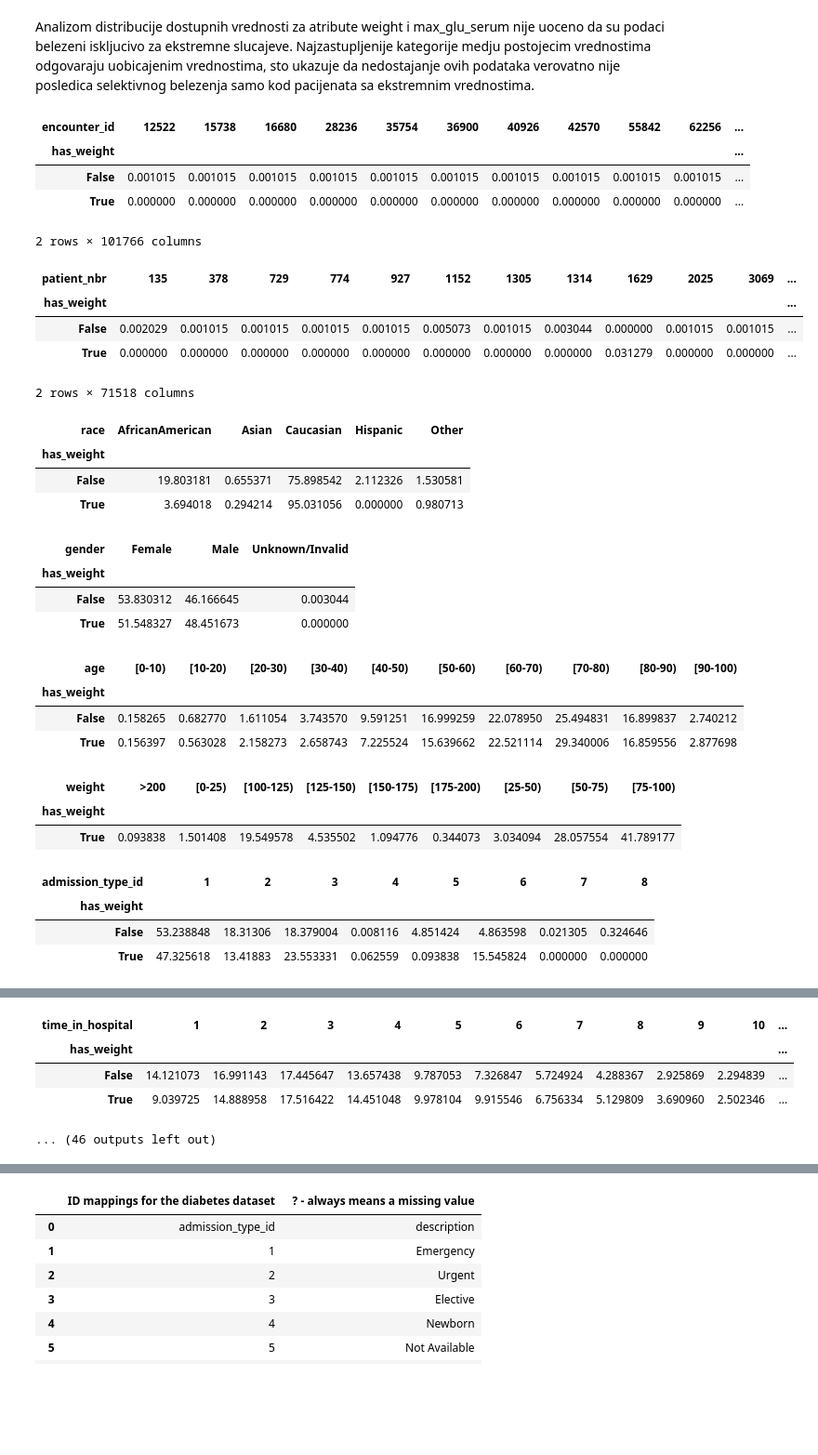
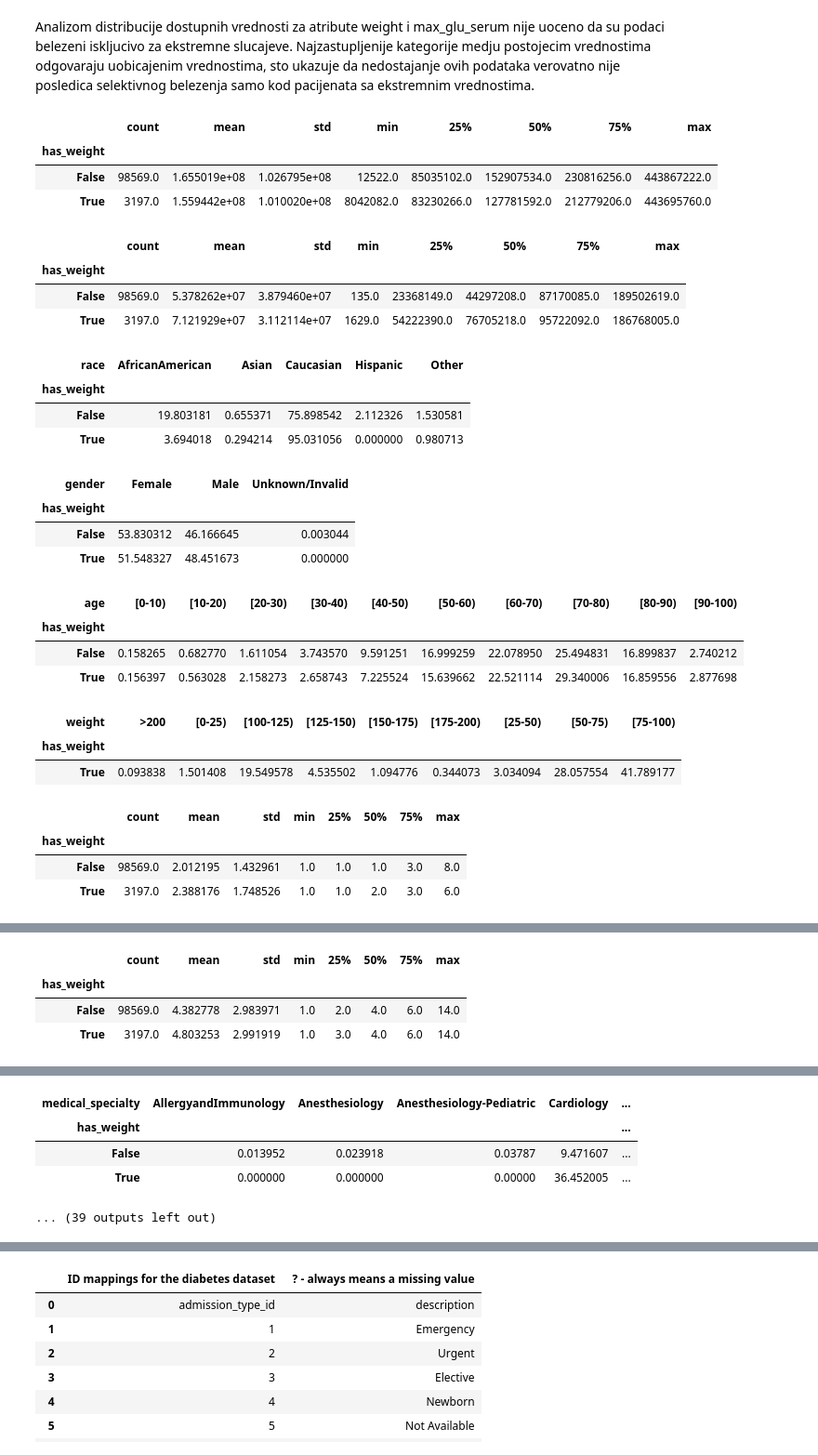
Before and after one commit to anastasija010802/ML_project, a Jupyter notebook: notebooks/exploratory_data_analysis.ipynb, the cells around one changed output, grey strips where cells are left out. Shown at 93% size. Cells and saved outputs as stored; diff of their text form; code cells hidden in the pictures; blank space fills up the shorter version.

```diff
--- a/notebooks/exploratory_data_analysis.ipynb
+++ b/notebooks/exploratory_data_analysis.ipynb
@@ -84,24 +84,29 @@ Name: max_glu_serum, dtype: object
 Analizom distribucije dostupnih vrednosti za atribute weight i max_glu_serum nije uoceno da su podaci belezeni iskljucivo za ekstremne slucajeve. Najzastupljenije kategorije medju postojecim vrednostima odgovaraju uobicajenim vrednostima, sto ukazuje da nedostajanje ovih podataka verovatno nije posledica selektivnog belezenja samo kod pacijenata sa ekstremnim vrednostima.
 # %%
 def compare_column_with_all_columns(name_of_column):
+ pd.set_option("display.max_columns", None)
  for column in data.columns:
     if column != name_of_column:
-      display(pd.crosstab(data[name_of_column].dropna(), data[column].dropna(), normalize="index")*100)
+        if data[column].dtype == "object" and data[name_of_column].dtype=="object":
+          display(pd.crosstab(data[name_of_column], data[column], normalize="index") *100)
+        else:
+            display(data.groupby(name_of_column)[column].describe())
 # %%
 data["has_weight"]= data["weight"].notna()
+data["has_weight"].dtype
+data["has_weight"]= data["has_weight"].astype("object")
 # %%
 compare_column_with_all_columns("has_weight")
+data["has_weight"].value_counts()
 # %% [output]
-| encounter_id | 12522 | 15738 | 16680 | 28236 | 35754 | 36900 | 40926 | 42570 | 55842 | 62256 | ... |
-| has_weight |  |  |  |  |  |  |  |  |  |  | ... |
-| False | 0.001015 | 0.001015 | 0.001015 | 0.001015 | 0.001015 | 0.001015 | 0.001015 | 0.001015 | 0.001015 | 0.001015 | ... |
-| True | 0.000000 | 0.000000 | 0.000000 | 0.000000 | 0.000000 | 0.000000 | 0.000000 | 0.000000 | 0.000000 | 0.000000 | ... |
+|  | count | mean | std | min | 25% | 50% | 75% | max |
+| has_weight |  |  |  |  |  |  |  |  |
+| False | 98569.0 | 1.655019e+08 | 1.026795e+08 | 12522.0 | 85035102.0 | 152907534.0 | 230816256.0 | 443867222.0 |
+| True | 3197.0 | 1.559442e+08 | 1.010020e+08 | 8042082.0 | 83230266.0 | 127781592.0 | 212779206.0 | 443695760.0 |
-2 rows × 101766 columns
-| patient_nbr | 135 | 378 | 729 | 774 | 927 | 1152 | 1305 | 1314 | 1629 | 2025 | 3069 | ... |
-| has_weight |  |  |  |  |  |  |  |  |  |  |  | ... |
-| False | 0.002029 | 0.001015 | 0.001015 | 0.001015 | 0.001015 | 0.005073 | 0.001015 | 0.003044 | 0.000000 | 0.001015 | 0.001015 | ... |
-| True | 0.000000 | 0.000000 | 0.000000 | 0.000000 | 0.000000 | 0.000000 | 0.000000 | 0.000000 | 0.031279 | 0.000000 | 0.000000 | ... |
+|  | count | mean | std | min | 25% | 50% | 75% | max |
+| has_weight |  |  |  |  |  |  |  |  |
+| False | 98569.0 | 5.378262e+07 | 3.879460e+07 | 135.0 | 23368149.0 | 44297208.0 | 87170085.0 | 189502619.0 |
+| True | 3197.0 | 7.121929e+07 | 3.112114e+07 | 1629.0 | 54222390.0 | 76705218.0 | 95722092.0 | 186768005.0 |
-2 rows × 71518 columns
 | race | AfricanAmerican | Asian | Caucasian | Hispanic | Other |
 | has_weight |  |  |  |  |  |
 | False | 19.803181 | 0.655371 | 75.898542 | 2.112326 | 1.530581 |
@@ -117,7 +122,7 @@ compare_column_with_all_columns("has_weight")
 | weight | >200 | [0-25) | [100-125) | [125-150) | [150-175) | [175-200) | [25-50) | [50-75) | [75-100) |
 | has_weight |  |  |  |  |  |  |  |  |  |
 | True | 0.093838 | 1.501408 | 19.549578 | 4.535502 | 1.094776 | 0.344073 | 3.034094 | 28.057554 | 41.789177 |
-| admission_type_id | 1 | 2 | 3 | 4 | 5 | 6 | 7 | 8 |
+|  | count | mean | std | min | 25% | 50% | 75% | max |
 | has_weight |  |  |  |  |  |  |  |  |
-| False | 53.238848 | 18.31306 | 18.379004 | 0.008116 | 4.851424 | 4.863598 | 0.021305 | 0.324646 |
-| True | 47.325618 | 13.41883 | 23.553331 | 0.062559 | 0.093838 | 15.545824 | 0.000000 | 0.000000 |
+| False | 98569.0 | 2.012195 | 1.432961 | 1.0 | 1.0 | 1.0 | 3.0 | 8.0 |
+| True | 3197.0 | 2.388176 | 1.748526 | 1.0 | 1.0 | 2.0 | 3.0 | 6.0 |
@@ -132,5 +137,4 @@ compare_column_with_all_columns("has_weight")
-| time_in_hospital | 1 | 2 | 3 | 4 | 5 | 6 | 7 | 8 | 9 | 10 | ... |
-| has_weight |  |  |  |  |  |  |  |  |  |  | ... |
-| False | 14.121073 | 16.991143 | 17.445647 | 13.657438 | 9.787053 | 7.326847 | 5.724924 | 4.288367 | 2.925869 | 2.294839 | ... |
-| True | 9.039725 | 14.888958 | 17.516422 | 14.451048 | 9.978104 | 9.915546 | 6.756334 | 5.129809 | 3.690960 | 2.502346 | ... |
+|  | count | mean | std | min | 25% | 50% | 75% | max |
+| has_weight |  |  |  |  |  |  |  |  |
+| False | 98569.0 | 4.382778 | 2.983971 | 1.0 | 2.0 | 4.0 | 6.0 | 14.0 |
+| True | 3197.0 | 4.803253 | 2.991919 | 1.0 | 3.0 | 4.0 | 6.0 | 14.0 |
-... (46 outputs left out)
@@ -137 +145,6 @@ compare_column_with_all_columns("has_weight")
+| medical_specialty | AllergyandImmunology | Anesthesiology | Anesthesiology-Pediatric | Cardiology | ... |
+| has_weight |  |  |  |  | ... |
+| False | 0.013952 | 0.023918 | 0.03787 | 9.471607 | ... |
+| True | 0.000000 | 0.000000 | 0.00000 | 36.452005 | ... |
+... (39 outputs left out)
 # %% [markdown]
```
Also changed, not shown: parts of 23 cells of this notebook.
